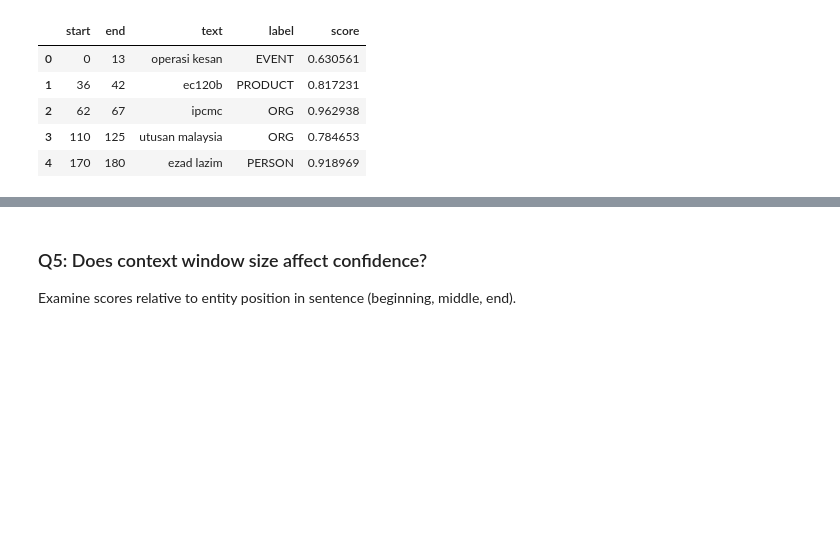
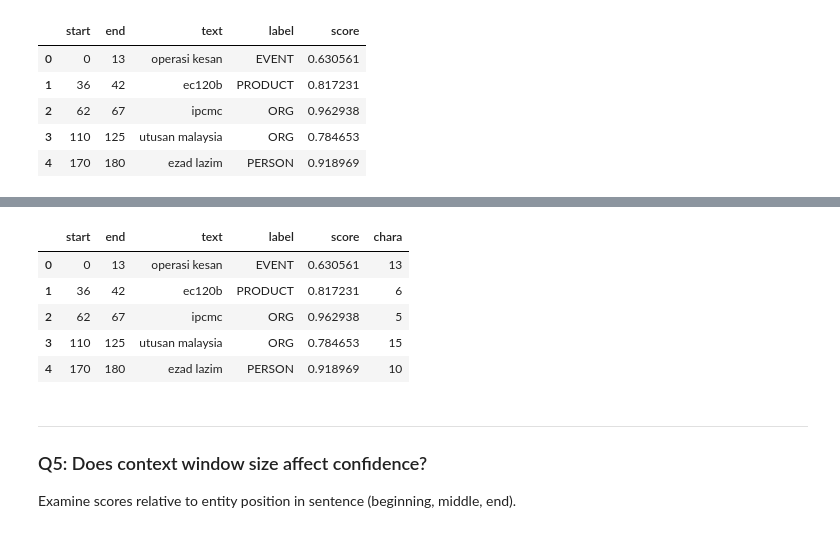
Before and after one commit to marifirfanibrahim/ner_news_malay, a Jupyter notebook: model_gliner/prediction_analysis.ipynb, the cells around one changed output, grey strips where cells are left out. Cells and saved outputs as stored; diff of their text form; code cells hidden in the pictures; blank space fills up the shorter version.

```diff
--- a/model_gliner/prediction_analysis.ipynb
+++ b/model_gliner/prediction_analysis.ipynb
@@ -587,3 +586,16 @@ Compute correlation between entity string length/number of tokens and confidence
+# %%
+# get characters
+q4 = df.copy()
+q4['chara'] = df['text'].str.len()
+q4.head()
+# %% [output]
+|  | start | end | text | label | score | chara |
+| 0 | 0 | 13 | operasi kesan | EVENT | 0.630561 | 13 |
+| 1 | 36 | 42 | ec120b | PRODUCT | 0.817231 | 6 |
+| 2 | 62 | 67 | ipcmc | ORG | 0.962938 | 5 |
+| 3 | 110 | 125 | utusan malaysia | ORG | 0.784653 | 15 |
+| 4 | 170 | 180 | ezad lazim | PERSON | 0.918969 | 10 |
 # %% [markdown]
+---------
 ### Q5: Does context window size affect confidence?
 Examine scores relative to entity position in sentence (beginning, middle, end).
```
Also changed, not shown: parts of 23 cells of this notebook, 8 other files.
